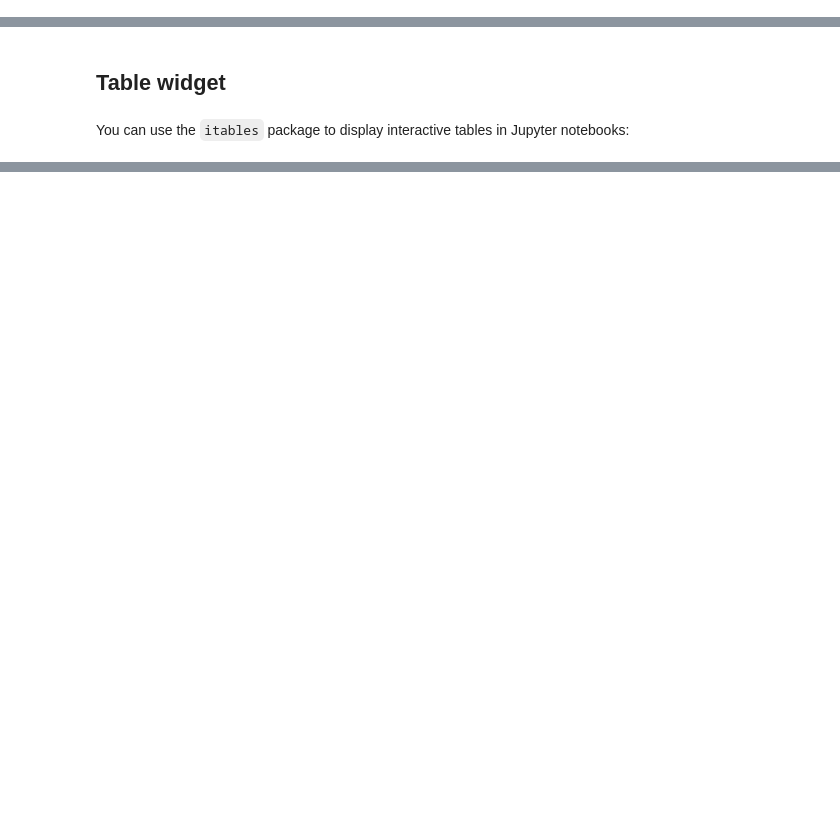
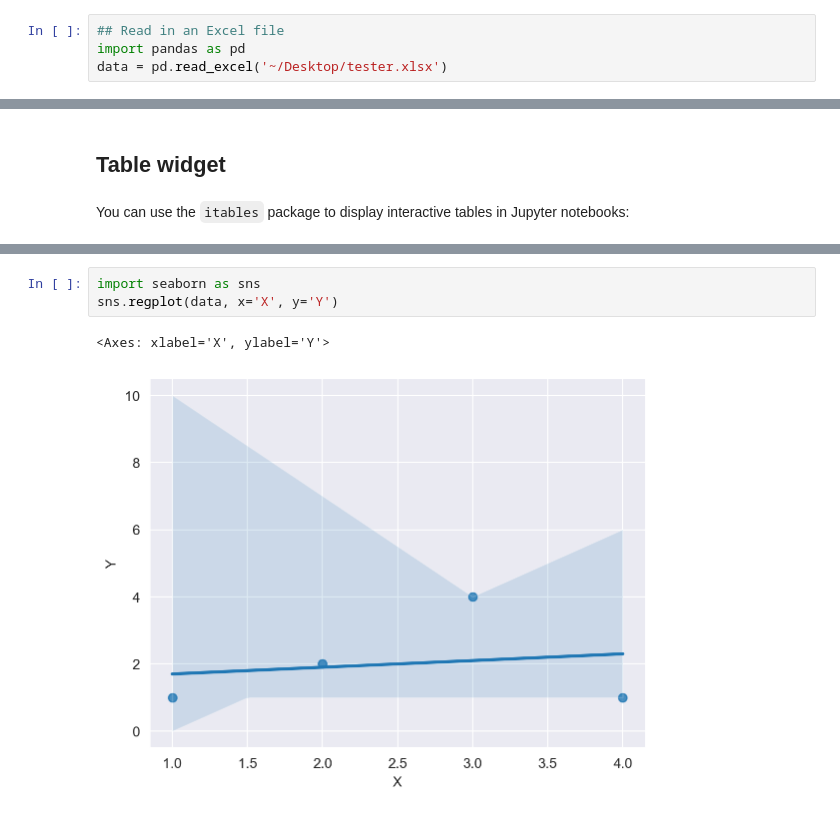
Before and after one commit to munch-group/franklin-cli, a Jupyter notebook: docs/pages/widgets.ipynb, the cells around one changed output, grey strips where cells are left out. Cells and saved outputs as stored; diff of their text form; blank space fills up the shorter version.

```diff
--- a/docs/pages/widgets.ipynb
+++ b/docs/pages/widgets.ipynb
@@ -78,0 +110,4 @@ g.map_dataframe(sns.regplot, x='bill_depth_mm', y='bill_length_mm')
+# %%
+## Read in an Excel file
+import pandas as pd
+data = pd.read_excel('~/Desktop/tester.xlsx')
@@ -90,2 +187,8 @@ data.head()
 # %% [output]
 | Loading ITables v2.4.4 from the i... |
+# %%
+import seaborn as sns
+sns.regplot(data, x='X', y='Y')
+# %% [output]
+<Axes: xlabel='X', ylabel='Y'>
+[figure, added]
```
Also changed, not shown: parts of 24 cells of this notebook, 14 other files.
